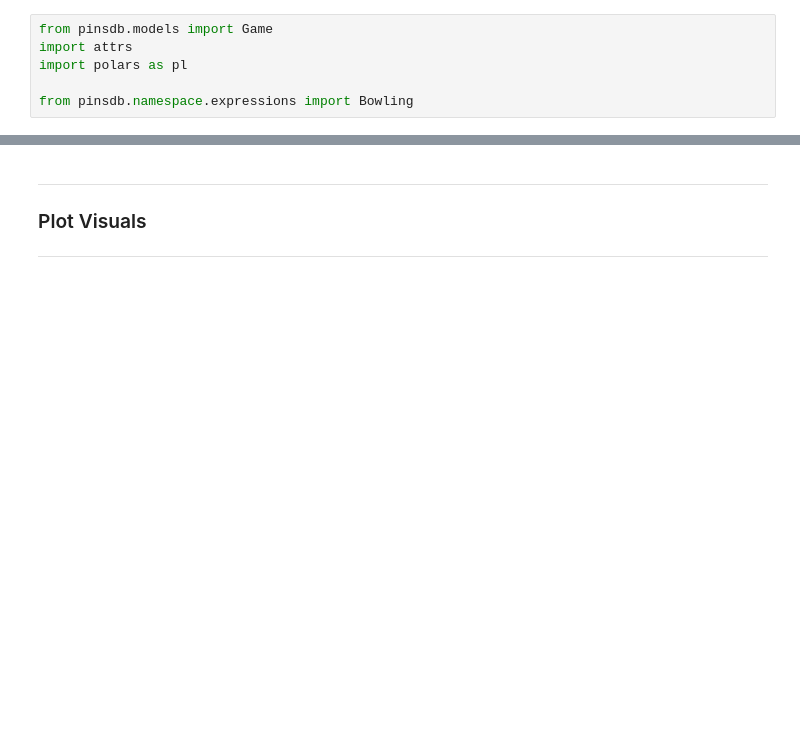
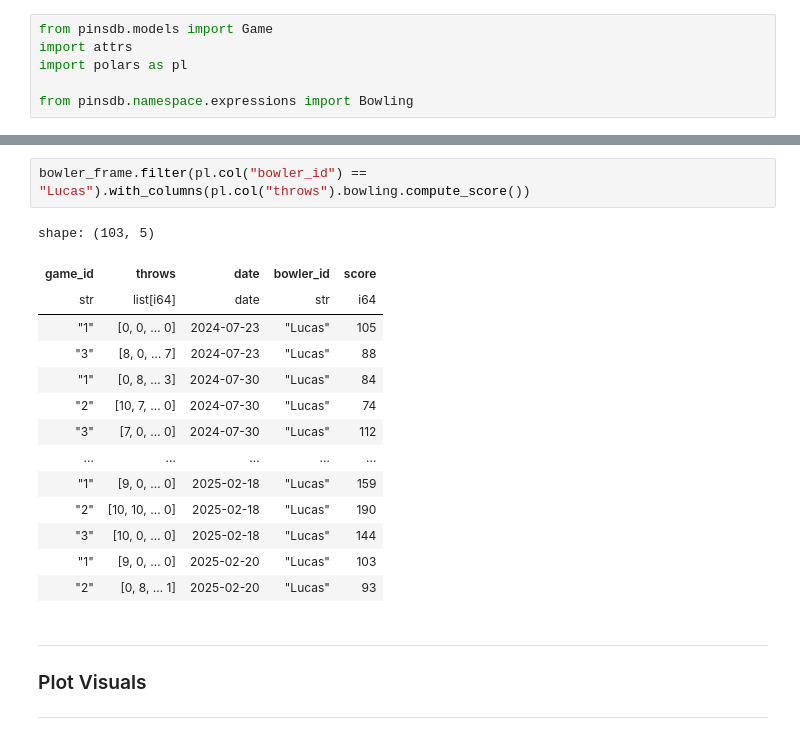
Before and after one commit to lucas-nelson-uiuc/pinsdb, a Jupyter notebook: test.ipynb, the cells around one changed output, grey strips where cells are left out. Drawn from its saved outputs; the diff is of its cells as text; blank space fills up the shorter version.

Commit message:
update latest scores

```diff
--- a/test.ipynb
+++ b/test.ipynb
@@ -192,6 +190,23 @@ gt_table
 | Ryan | 2 | 22 | 204 | 305 | 112 | 193 | 152.5 | 13.86 | 1.495 | ... |
 | Karly | 2 | 20 | 170 | 209 | 104 | 105 | 104.5 | 10.45 | 1.229 | ... |
 | Naomi | 2 | 20 | 107 | 107 | 47 | 60 | 53.5 | 5.35 | 1.000 | ... |
+# %%
+bowler_frame.filter(pl.col("bowler_id") == "Lucas").with_columns(pl.col("throws").bowling.compute_score())
+# %% [output]
+shape: (103, 5)
+| game_id | throws | date | bowler_id | score |
+| str | list[i64] | date | str | i64 |
+| "1" | [0, 0, … 0] | 2024-07-23 | "Lucas" | 105 |
+| "3" | [8, 0, … 7] | 2024-07-23 | "Lucas" | 88 |
+| "1" | [0, 8, … 3] | 2024-07-30 | "Lucas" | 84 |
+| "2" | [10, 7, … 0] | 2024-07-30 | "Lucas" | 74 |
+| "3" | [7, 0, … 0] | 2024-07-30 | "Lucas" | 112 |
+| … | … | … | … | … |
+| "1" | [9, 0, … 0] | 2025-02-18 | "Lucas" | 159 |
+| "2" | [10, 10, … 0] | 2025-02-18 | "Lucas" | 190 |
+| "3" | [10, 0, … 0] | 2025-02-18 | "Lucas" | 144 |
+| "1" | [9, 0, … 0] | 2025-02-20 | "Lucas" | 103 |
+| "2" | [0, 8, … 1] | 2025-02-20 | "Lucas" | 93 |
 # %% [markdown]
 ---
 ### Plot Visuals
```
Also changed, not shown: parts of 3 cells of this notebook, 3 other files.
